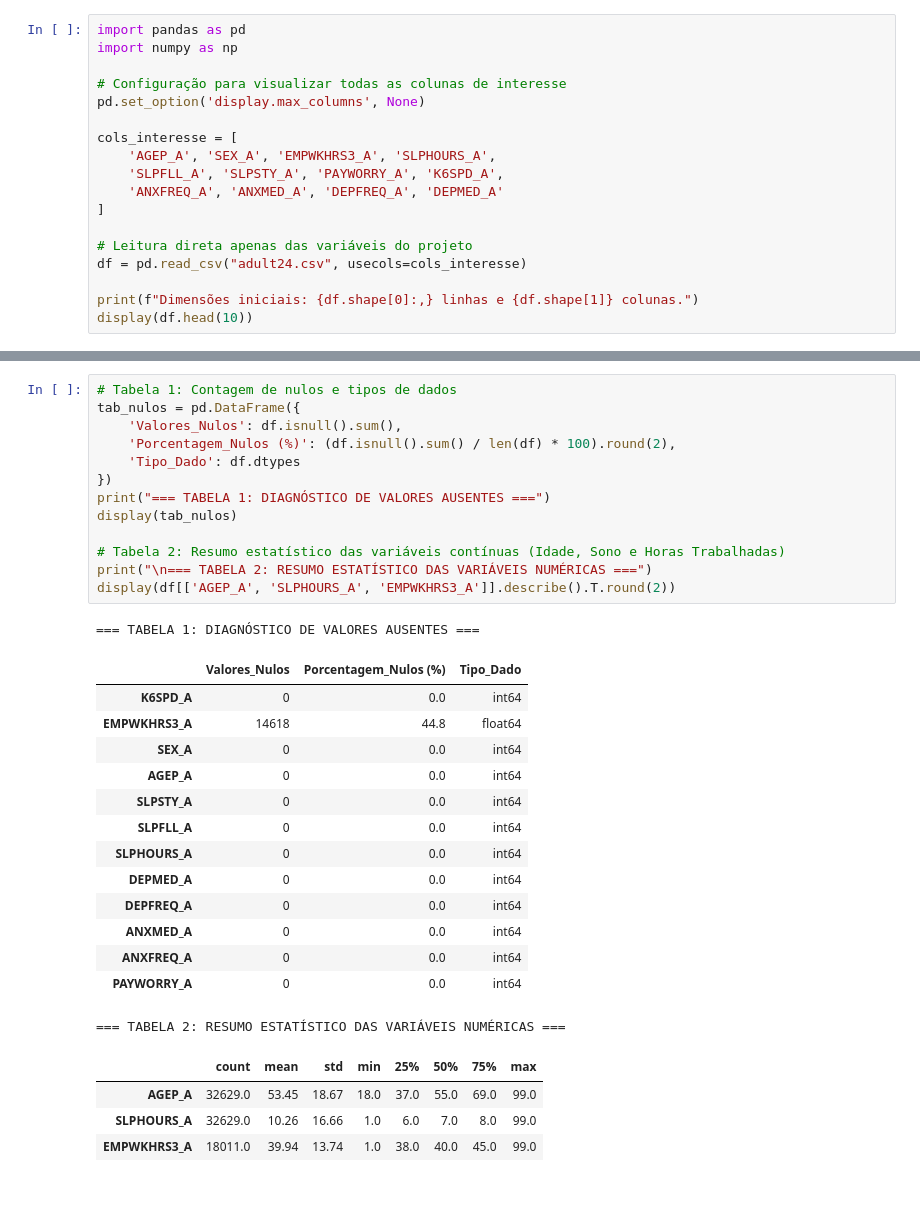
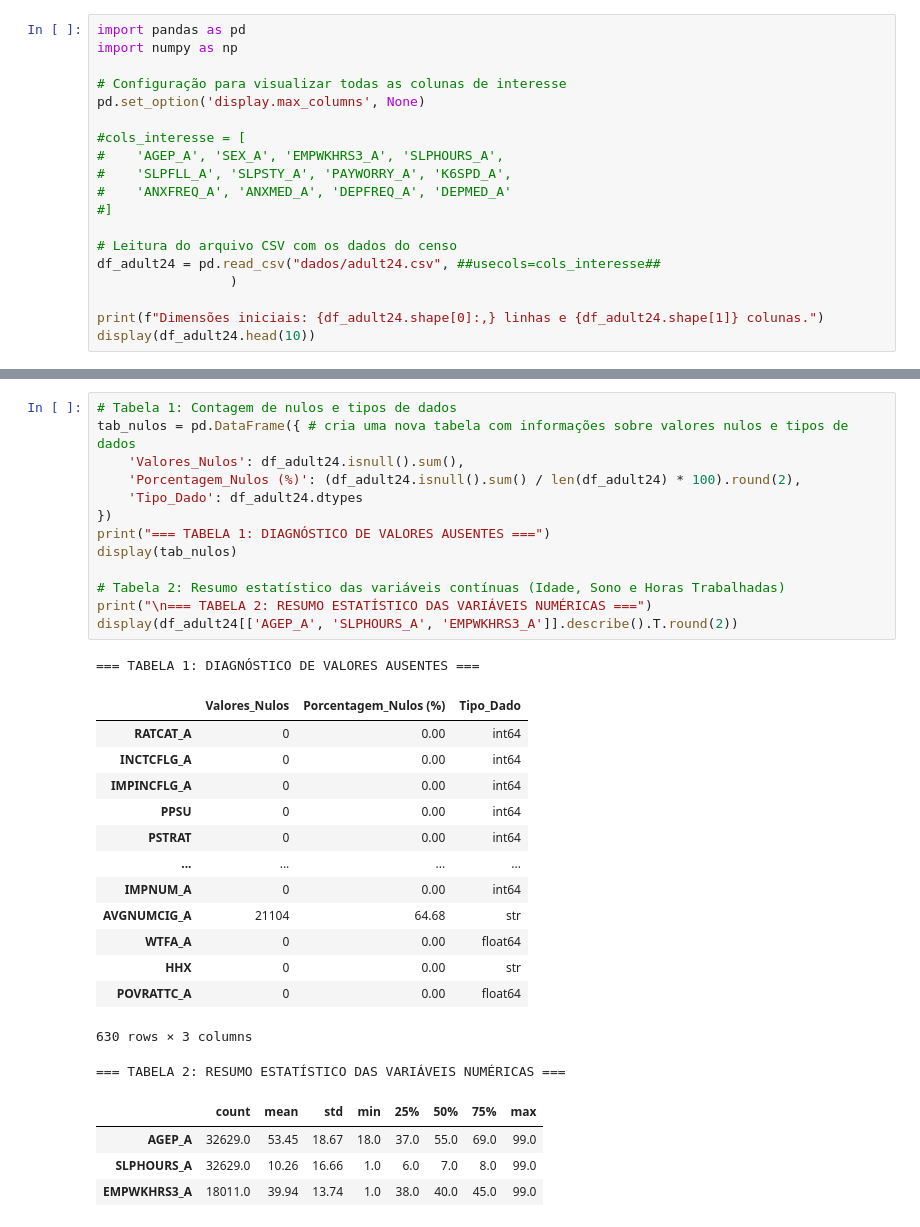
Before and after one commit to JulioSamuelOliveira/saudemental, a Jupyter notebook: leitura_adult24.ipynb, the cells around one changed output, grey strips where cells are left out. Cells and saved outputs as stored; diff of their text form; blank space fills up the shorter version.

```diff
--- a/leitura_adult24.ipynb
+++ b/leitura_adult24.ipynb
@@ -5,15 +5,16 @@ import numpy as np
 # Configuração para visualizar todas as colunas de interesse
 pd.set_option('display.max_columns', None)
 
-cols_interesse = [
-    'AGEP_A', 'SEX_A', 'EMPWKHRS3_A', 'SLPHOURS_A',
-    'SLPFLL_A', 'SLPSTY_A', 'PAYWORRY_A', 'K6SPD_A',
-    'ANXFREQ_A', 'ANXMED_A', 'DEPFREQ_A', 'DEPMED_A'
-]
+#cols_interesse = [
+#    'AGEP_A', 'SEX_A', 'EMPWKHRS3_A', 'SLPHOURS_A',
+#    'SLPFLL_A', 'SLPSTY_A', 'PAYWORRY_A', 'K6SPD_A',
+#    'ANXFREQ_A', 'ANXMED_A', 'DEPFREQ_A', 'DEPMED_A'
+#]
 
-# Leitura direta apenas das variáveis do projeto
-df = pd.read_csv("adult24.csv", usecols=cols_interesse)
+# Leitura do arquivo CSV com os dados do censo
+df_adult24 = pd.read_csv("dados/adult24.csv", ##usecols=cols_interesse##
+                 )
 
-print(f"Dimensões iniciais: {df.shape[0]:,} linhas e {df.shape[1]} colunas.")
-display(df.head(10))
+print(f"Dimensões iniciais: {df_adult24.shape[0]:,} linhas e {df_adult24.shape[1]} colunas.")
+display(df_adult24.head(10))
 # %% [output]
@@ -32,32 +33,32 @@ Dimensões iniciais: 32,629 linhas e 12 colunas.
 # %%
 # Tabela 1: Contagem de nulos e tipos de dados
-tab_nulos = pd.DataFrame({
-    'Valores_Nulos': df.isnull().sum(),
-    'Porcentagem_Nulos (%)': (df.isnull().sum() / len(df) * 100).round(2),
-    'Tipo_Dado': df.dtypes
+tab_nulos = pd.DataFrame({ # cria uma nova tabela com informações sobre valores nulos e tipos de dados
+    'Valores_Nulos': df_adult24.isnull().sum(),
+    'Porcentagem_Nulos (%)': (df_adult24.isnull().sum() / len(df_adult24) * 100).round(2),
+    'Tipo_Dado': df_adult24.dtypes
 })
 print("=== TABELA 1: DIAGNÓSTICO DE VALORES AUSENTES ===")
 display(tab_nulos)
 
 # Tabela 2: Resumo estatístico das variáveis contínuas (Idade, Sono e Horas Trabalhadas)
 print("\n=== TABELA 2: RESUMO ESTATÍSTICO DAS VARIÁVEIS NUMÉRICAS ===")
-display(df[['AGEP_A', 'SLPHOURS_A', 'EMPWKHRS3_A']].describe().T.round(2))
+display(df_adult24[['AGEP_A', 'SLPHOURS_A', 'EMPWKHRS3_A']].describe().T.round(2))
 # %% [output]
 === TABELA 1: DIAGNÓSTICO DE VALORES AUSENTES ===
 |  | Valores_Nulos | Porcentagem_Nulos (%) | Tipo_Dado |
-| K6SPD_A | 0 | 0.0 | int64 |
-| EMPWKHRS3_A | 14618 | 44.8 | float64 |
-| SEX_A | 0 | 0.0 | int64 |
-| AGEP_A | 0 | 0.0 | int64 |
-| SLPSTY_A | 0 | 0.0 | int64 |
-| SLPFLL_A | 0 | 0.0 | int64 |
-| SLPHOURS_A | 0 | 0.0 | int64 |
-| DEPMED_A | 0 | 0.0 | int64 |
-| DEPFREQ_A | 0 | 0.0 | int64 |
-| ANXMED_A | 0 | 0.0 | int64 |
-| ANXFREQ_A | 0 | 0.0 | int64 |
-| PAYWORRY_A | 0 | 0.0 | int64 |
+| RATCAT_A | 0 | 0.00 | int64 |
+| INCTCFLG_A | 0 | 0.00 | int64 |
+| IMPINCFLG_A | 0 | 0.00 | int64 |
+| PPSU | 0 | 0.00 | int64 |
+| PSTRAT | 0 | 0.00 | int64 |
+| ... | ... | ... | ... |
+| IMPNUM_A | 0 | 0.00 | int64 |
+| AVGNUMCIG_A | 21104 | 64.68 | str |
+| WTFA_A | 0 | 0.00 | float64 |
+| HHX | 0 | 0.00 | str |
+| POVRATTC_A | 0 | 0.00 | float64 |
-=== TABELA 2: RESUMO ESTATÍSTICO DAS VARIÁVEIS NUMÉRICAS ===
+630 rows × 3 columns
+=== TABELA 2: RESUMO ESTATÍSTICO DAS VARIÁVEIS NUMÉRICAS ===
 |  | count | mean | std | min | 25% | 50% | 75% | max |
 | AGEP_A | 32629.0 | 53.45 | 18.67 | 18.0 | 37.0 | 55.0 | 69.0 | 99.0 |
 | SLPHOURS_A | 32629.0 | 10.26 | 16.66 | 1.0 | 6.0 | 7.0 | 8.0 | 99.0 |
```
Also changed, not shown: parts of 6 cells of this notebook, 1 other file.
